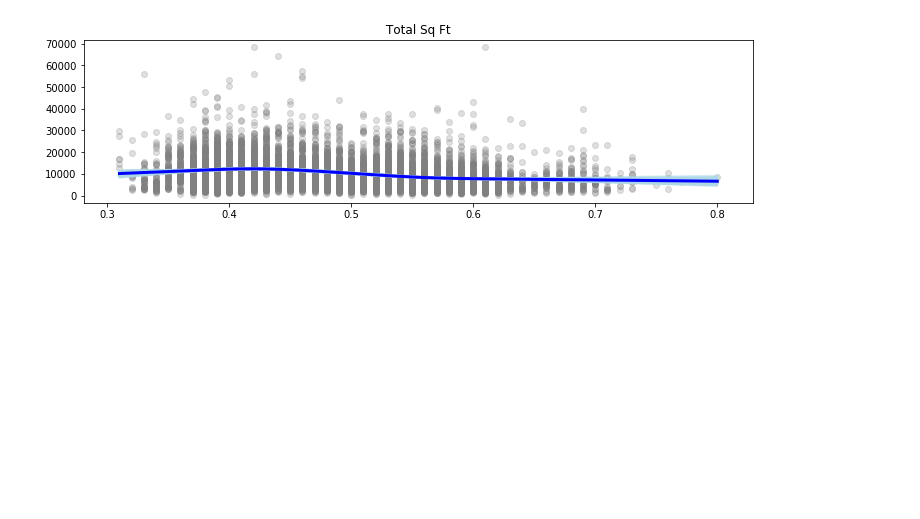
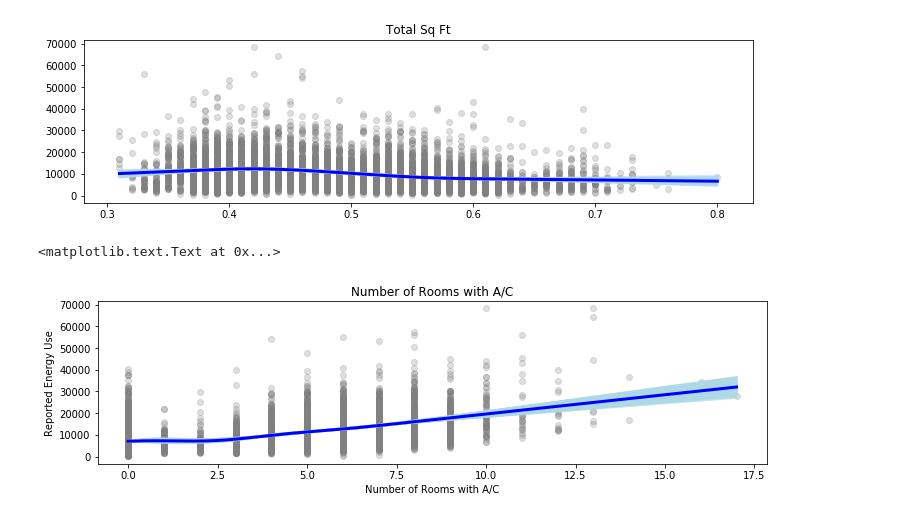
Before and after one commit to rlenaha2/Green-Plan-It, a Jupyter notebook: Final_pipeline.ipynb, the cells around one changed output. Drawn from its saved outputs; the diff is of its cells as text; code cells hidden in the pictures; blank space fills up the shorter version.

```diff
--- a/Final_pipeline.ipynb
+++ b/Final_pipeline.ipynb
@@ -224,6 +199,15 @@ ax.set_title("Total Sq Ft")
 # %% [output]
 <matplotlib.text.Text at 0x...>
 [figure]
+# %%
+fig, ax = plt.subplots(figsize=(12, 3))
+plot_one_univariate(ax, "ACROOMS")
+ax.set_title("Number of Rooms with A/C")
+plt.ylabel('Reported Energy Use')
+plt.xlabel('Number of Rooms with A/C')
+# %% [output]
+<matplotlib.text.Text at 0x...>
+[figure, added]
 # %%
 #df_pred = df_pred.T
 # %%
```
Also changed, not shown: parts of 9 cells of this notebook, 2 other files.
